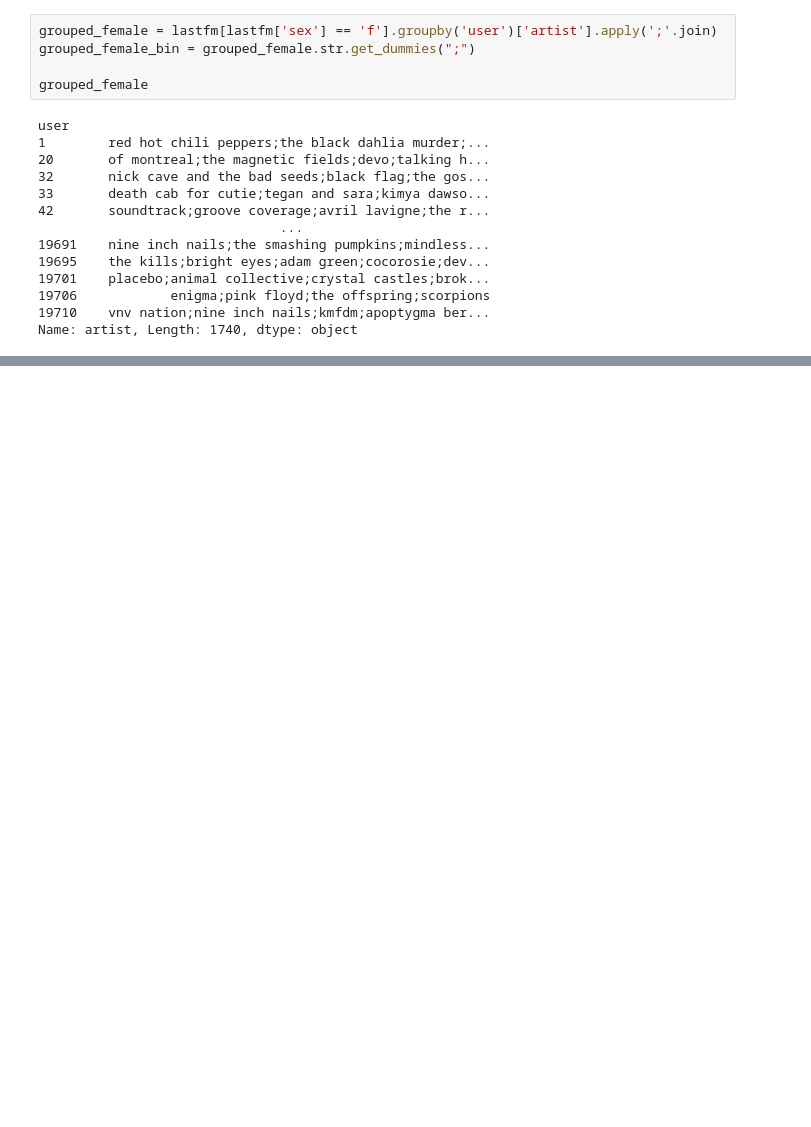
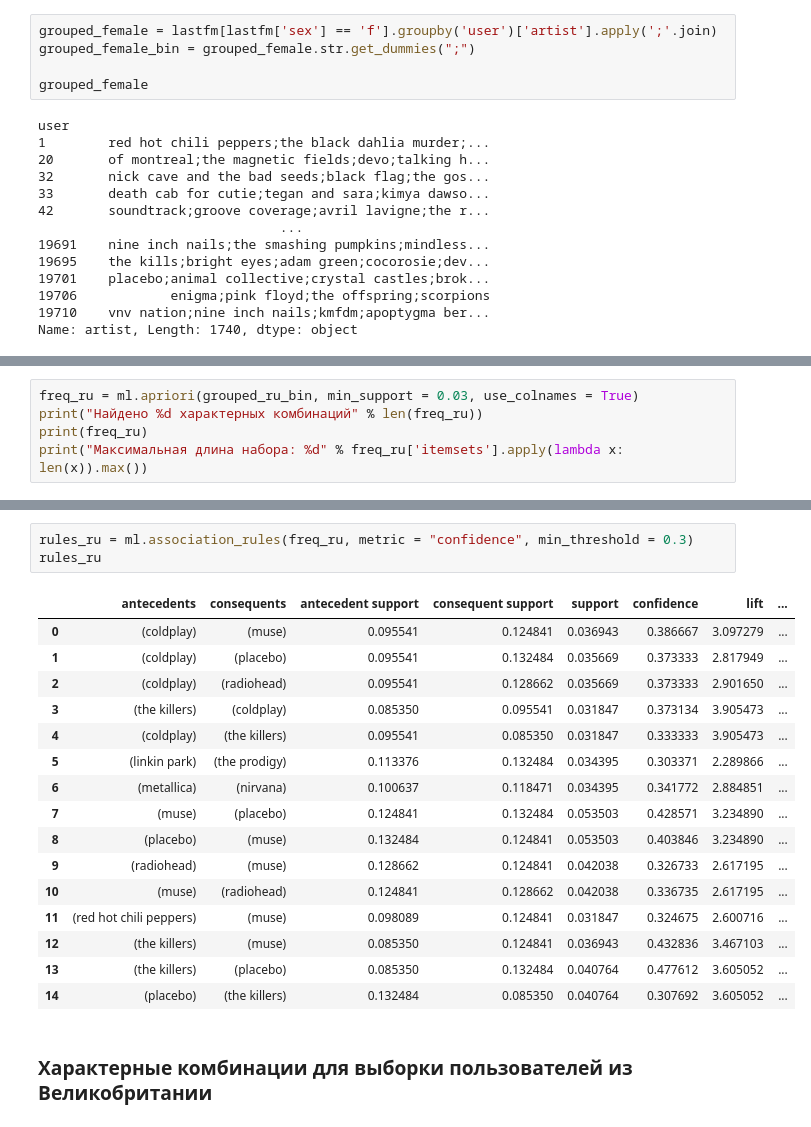
Before and after one commit to amatemeow/MLPY, a Jupyter notebook: task2/task2.ipynb, the cells around one changed output, grey strips where cells are left out. Cells and saved outputs as stored; diff of their text form; blank space fills up the shorter version.

```diff
--- a/task2/task2.ipynb
+++ b/task2/task2.ipynb
@@ -288,0 +326,5 @@ print("Максимальная длина набора: %d" % freq_de['itemsets
+# %%
+freq_ru = ml.apriori(grouped_ru_bin, min_support = 0.03, use_colnames = True)
+print("Найдено %d характерных комбинаций" % len(freq_ru))
+print(freq_ru)
+print("Максимальная длина набора: %d" % freq_ru['itemsets'].apply(lambda x: len(x)).max())
@@ -288,0 +348,22 @@ print("Максимальная длина набора: %d" % freq_de['itemsets
+# %%
+rules_ru = ml.association_rules(freq_ru, metric = "confidence", min_threshold = 0.3)
+rules_ru
+# %% [output]
+|  | antecedents | consequents | antecedent support | consequent support | support | confidence | lift | ... |
+| 0 | (coldplay) | (muse) | 0.095541 | 0.124841 | 0.036943 | 0.386667 | 3.097279 | ... |
+| 1 | (coldplay) | (placebo) | 0.095541 | 0.132484 | 0.035669 | 0.373333 | 2.817949 | ... |
+| 2 | (coldplay) | (radiohead) | 0.095541 | 0.128662 | 0.035669 | 0.373333 | 2.901650 | ... |
+| 3 | (the killers) | (coldplay) | 0.085350 | 0.095541 | 0.031847 | 0.373134 | 3.905473 | ... |
+| 4 | (coldplay) | (the killers) | 0.095541 | 0.085350 | 0.031847 | 0.333333 | 3.905473 | ... |
+| 5 | (linkin park) | (the prodigy) | 0.113376 | 0.132484 | 0.034395 | 0.303371 | 2.289866 | ... |
+| 6 | (metallica) | (nirvana) | 0.100637 | 0.118471 | 0.034395 | 0.341772 | 2.884851 | ... |
+| 7 | (muse) | (placebo) | 0.124841 | 0.132484 | 0.053503 | 0.428571 | 3.234890 | ... |
+| 8 | (placebo) | (muse) | 0.132484 | 0.124841 | 0.053503 | 0.403846 | 3.234890 | ... |
+| 9 | (radiohead) | (muse) | 0.128662 | 0.124841 | 0.042038 | 0.326733 | 2.617195 | ... |
+| 10 | (muse) | (radiohead) | 0.124841 | 0.128662 | 0.042038 | 0.336735 | 2.617195 | ... |
+| 11 | (red hot chili peppers) | (muse) | 0.098089 | 0.124841 | 0.031847 | 0.324675 | 2.600716 | ... |
+| 12 | (the killers) | (muse) | 0.085350 | 0.124841 | 0.036943 | 0.432836 | 3.467103 | ... |
+| 13 | (the killers) | (placebo) | 0.085350 | 0.132484 | 0.040764 | 0.477612 | 3.605052 | ... |
+| 14 | (placebo) | (the killers) | 0.132484 | 0.085350 | 0.040764 | 0.307692 | 3.605052 | ... |
+# %% [markdown]
+<h3>Характерные комбинации для выборки пользователей из Великобритании</h3>
```
Also changed, not shown: parts of 41 cells of this notebook.
